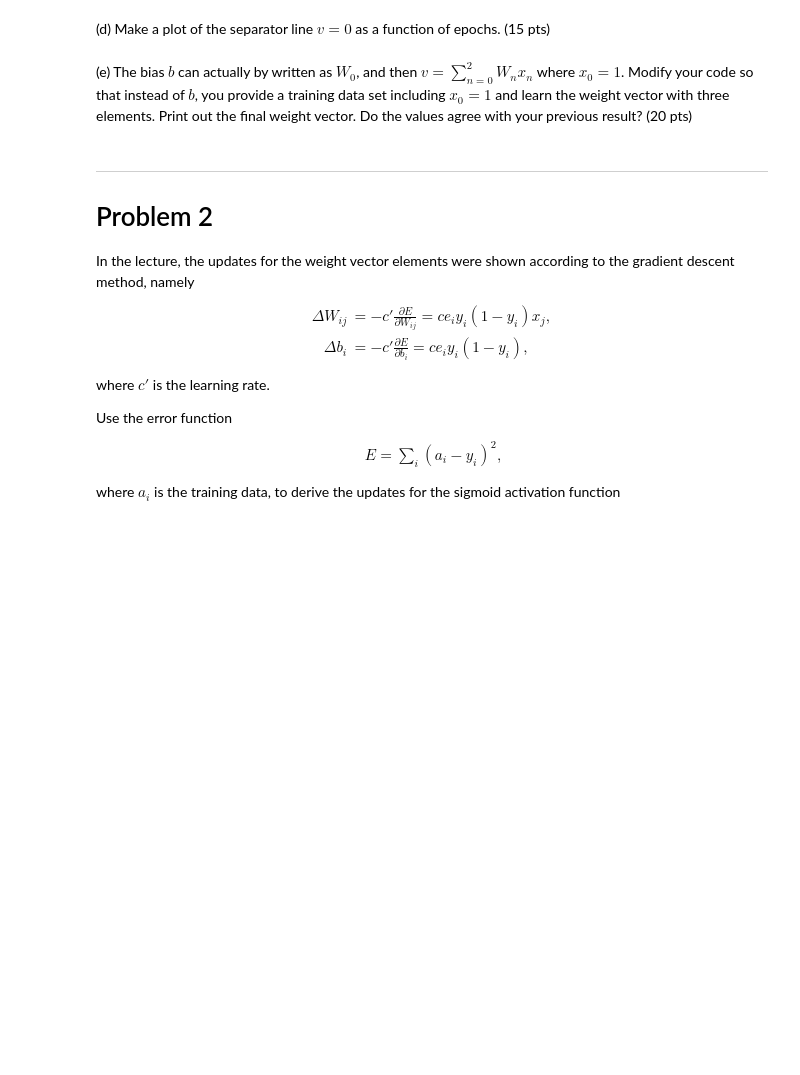
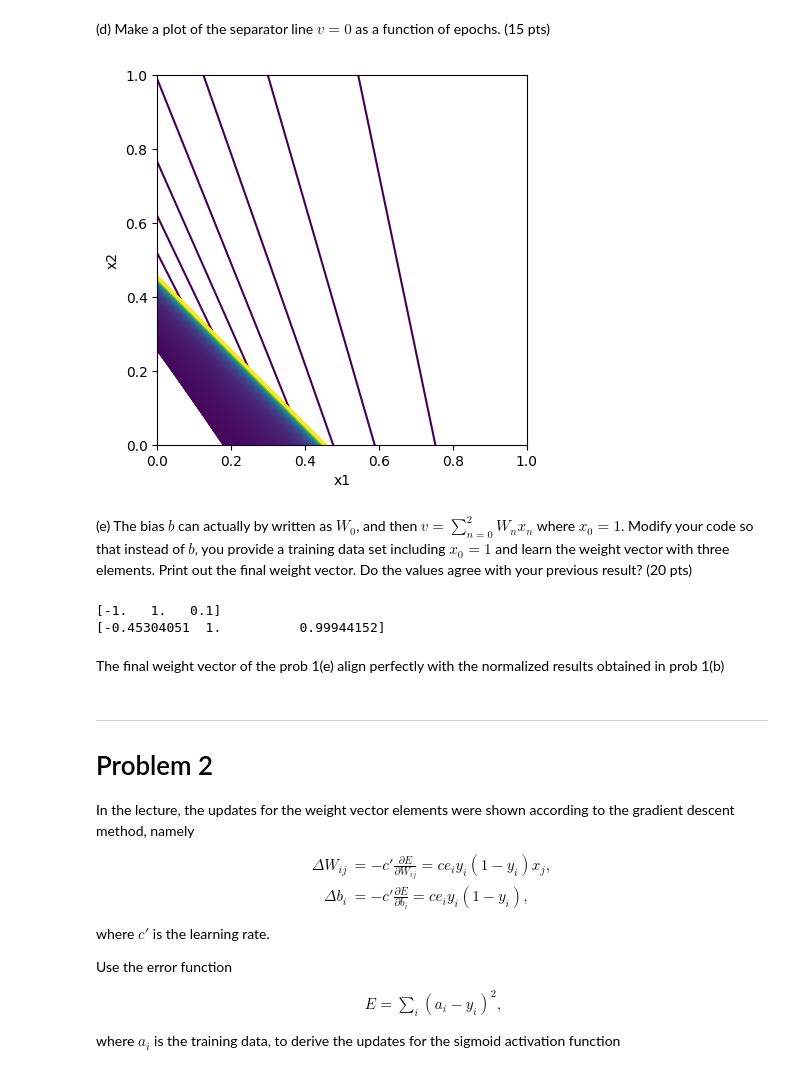
Before and after one commit to hataehyeok/compphys, a Jupyter notebook: 전산Hw9_하태혁_20210273.ipynb, the cells around one changed output. Saved outputs shown, nothing was run; the diff lists cells and outputs as text; code cells hidden in the pictures; blank space fills up the shorter version.

```diff
--- a/전산Hw9_하태혁_20210273.ipynb
+++ b/전산Hw9_하태혁_20210273.ipynb
@@ -80,20 +118,32 @@ plt.show()
 # %% [markdown]
 (d) Make a plot of the separator line $v=0$ as a function of epochs. (15 pts)
 # %%
+'''
+- v = W_1x_1 + W_2x_2 + b = 0   =>   x_2 = - (W_1/W_2)x_1 - b/W_2
+- use viridis colormap -> early epoch might be purple/blue and late epoch yellow/green
+'''
+
 x1 = np.linspace(0, 1, 100)
 colors = plt.cm.viridis(np.linspace(0, 1, len(Warr)))
 for n in range(len(barr)):
     plt.plot(x1, -(Warr[n][0]*x1+barr[n])/Warr[n][1], c=colors[n])
 plt.xlabel('x1')
 plt.ylabel('x2')
 plt.xlim(0, 1)
 plt.ylim(0, 1)
 ax = plt.gca()
 ax.set_aspect('equal')
 plt.show()
+# %% [output]
+[figure, added]
 # %% [markdown]
 (e) The bias $b$ can actually by written as $W_0$, and then $v=\sum_{n=0}^2 W_n x_n$ where $x_0=1$. Modify your code so that instead of $b$, you provide a training data set including $x_0=1$ and learn the weight vector with three elements. Print out the final weight vector. Do the values agree with your previous result? (20 pts)
 # %%
+'''
+- Set the trainnig data containing the bias term
+- Implement the same logic as the previous problem
+'''
+
 x_train = np.array([[1,1,1], [1,1,0], [1,0,1], [1,0,0]])
 a_train = np.array([1, 1, 1 ,0])
 e = np.zeros(4)
@@ -116,6 +166,11 @@ for ep in range(Nep):
     Warr.append(W)
 
 print(W/W[1])
+# %% [output]
+[-1.   1.   0.1]
+[-0.45304051  1.          0.99944152]
+# %% [markdown]
+The final weight vector of the prob 1(e) align perfectly with the normalized results obtained in prob 1(b)
 # %% [markdown]
 ---
 # Problem 2
```
Also changed, not shown: parts of 12 cells of this notebook, 2 other files.
